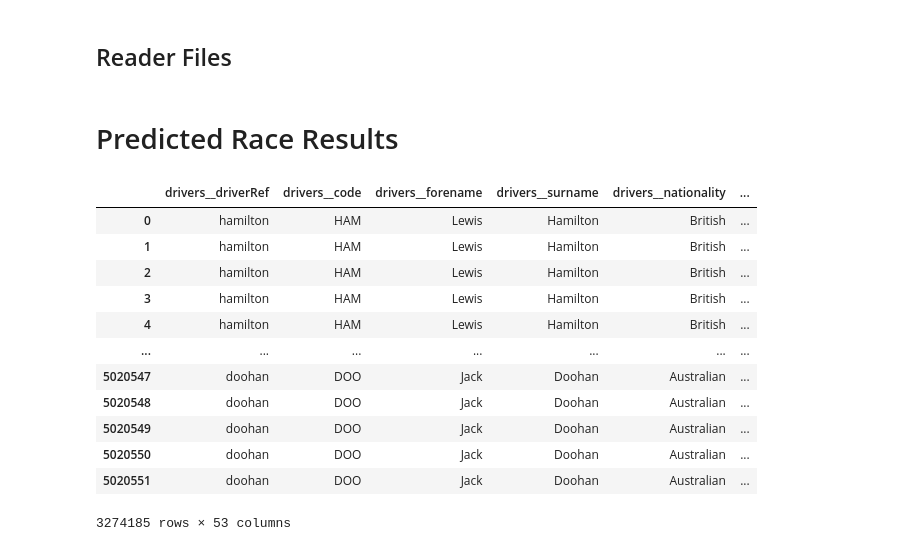
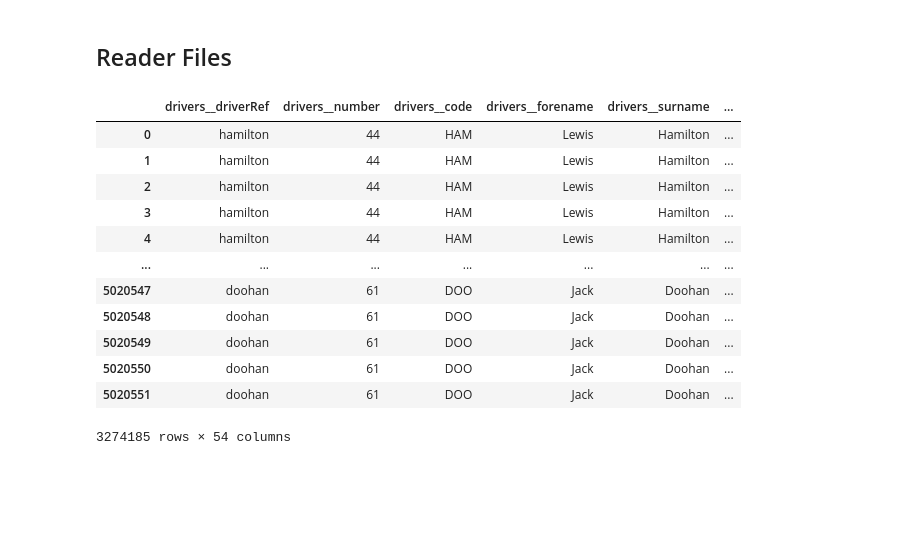
Before and after one commit to Jarnovis/DEDS_Portfolio, a Jupyter notebook: src/Jupyter/week_13/DEDS_KEGGLE.ipynb, the cells around one changed output. Drawn from its saved outputs; the diff is of its cells as text; code cells hidden in the pictures; blank space fills up the shorter version.

```diff
--- a/src/Jupyter/week_13/DEDS_KEGGLE.ipynb
+++ b/src/Jupyter/week_13/DEDS_KEGGLE.ipynb
@@ -24,8 +31,6 @@ def create_dataframes_csv(path):
     frame = pd.read_csv(path)
 
     return frame
-# %% [markdown]
-# Predicted Race Results
 # %%
 def prefix_columns(df, table_name, exclude=None):
     if exclude is None:
@@ -64,45 +69,45 @@ results = results.drop(columns=[
     "results__positionText"
 ])
 
 races = races.drop(columns=[
     "races__url"
 ])
 
 # Merging with clear suffix tracking
 total = pd.merge(drivers, results, left_on="drivers__driverId", right_on="results__driverId")
 total = pd.merge(total, races, left_on="results__raceId", right_on="races__raceId")
 total = pd.merge(total, circuits, left_on="races__circuitId", right_on="circuits__circuitId")
 total = pd.merge(total, qualifying, left_on=["races__raceId", "drivers__driverId"], right_on=["qualifying__raceId", "qualifying__driverId"])
 total = pd.merge(total, pit_stops, left_on=["qualifying__raceId", "qualifying__driverId"], right_on=["pit_stops__raceId", "pit_stops__driverId"])
 total = pd.merge(total, constructors, left_on="qualifying__constructorId", right_on="constructors__constructorId")
 total = pd.merge(total, constructor_standings, left_on="constructors__constructorId", right_on="constructor_standings__constructorId")
 
 total = total.drop(columns=[
-    "drivers__driverId", "drivers__number",
+    "drivers__driverId",
     "results__driverId", "results__raceId", "results__constructorId", "results__statusId", "results__number", "results__driverId",
     "races__raceId", "races__circuitId",
     "circuits__circuitId",
     "qualifying__qualifyId", "qualifying__raceId", "qualifying__driverId", "qualifying__constructorId", "qualifying__number",
     "pit_stops__driverId",
     "constructors__constructorId",
     "constructor_standings__constructorStandingsId", "constructor_standings__raceId", "constructor_standings__constructorId"
 ])
 
 total = total.drop_duplicates()
 
 total
 # %% [output]
-|  | drivers__driverRef | drivers__code | drivers__forename | drivers__surname | drivers__nationality | ... |
-| 0 | hamilton | HAM | Lewis | Hamilton | British | ... |
-| 1 | hamilton | HAM | Lewis | Hamilton | British | ... |
-| 2 | hamilton | HAM | Lewis | Hamilton | British | ... |
-| 3 | hamilton | HAM | Lewis | Hamilton | British | ... |
-| 4 | hamilton | HAM | Lewis | Hamilton | British | ... |
+|  | drivers__driverRef | drivers__number | drivers__code | drivers__forename | drivers__surname | ... |
+| 0 | hamilton | 44 | HAM | Lewis | Hamilton | ... |
+| 1 | hamilton | 44 | HAM | Lewis | Hamilton | ... |
+| 2 | hamilton | 44 | HAM | Lewis | Hamilton | ... |
+| 3 | hamilton | 44 | HAM | Lewis | Hamilton | ... |
+| 4 | hamilton | 44 | HAM | Lewis | Hamilton | ... |
 | ... | ... | ... | ... | ... | ... | ... |
-| 5020547 | doohan | DOO | Jack | Doohan | Australian | ... |
-| 5020548 | doohan | DOO | Jack | Doohan | Australian | ... |
-| 5020549 | doohan | DOO | Jack | Doohan | Australian | ... |
-| 5020550 | doohan | DOO | Jack | Doohan | Australian | ... |
-| 5020551 | doohan | DOO | Jack | Doohan | Australian | ... |
+| 5020547 | doohan | 61 | DOO | Jack | Doohan | ... |
+| 5020548 | doohan | 61 | DOO | Jack | Doohan | ... |
+| 5020549 | doohan | 61 | DOO | Jack | Doohan | ... |
+| 5020550 | doohan | 61 | DOO | Jack | Doohan | ... |
+| 5020551 | doohan | 61 | DOO | Jack | Doohan | ... |
-3274185 rows × 53 columns
+3274185 rows × 54 columns
 # %%
```
Also changed, not shown: parts of 18 cells of this notebook, 3 other files.
